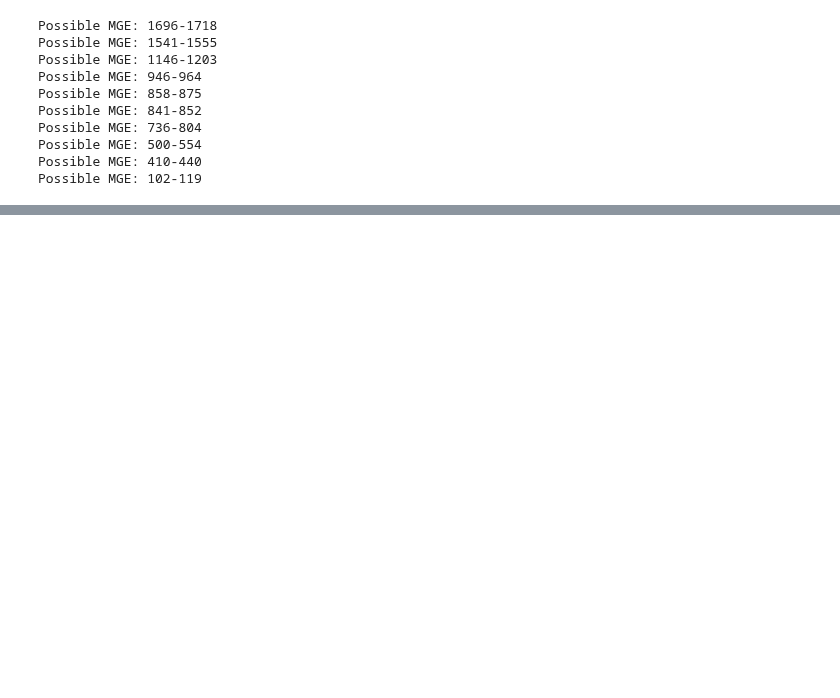
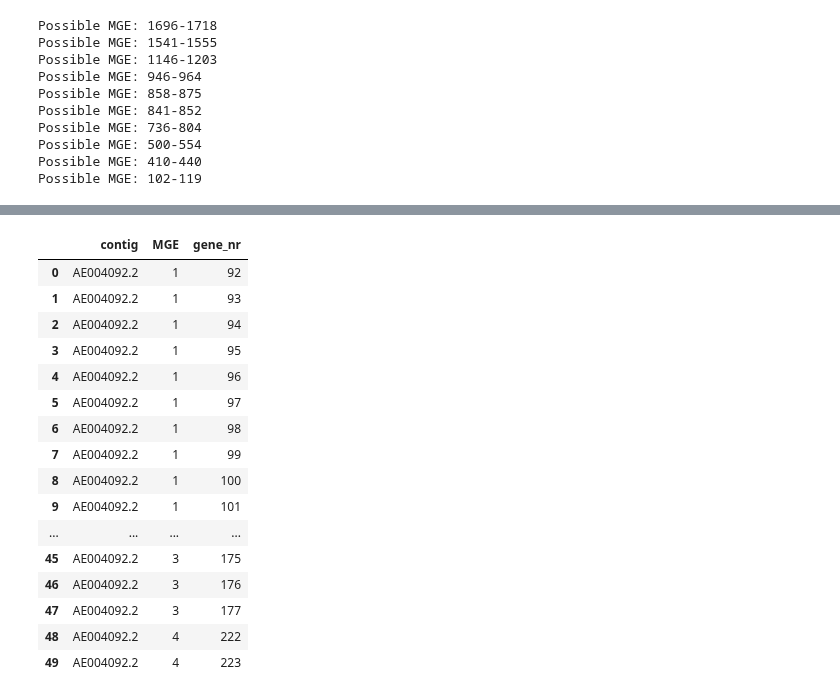
Before and after one commit to LoreVanSantvliet/Thesis, a Jupyter notebook: MGE_Detection.ipynb, the cells around one changed output, grey strips where cells are left out. Cells and saved outputs as stored; diff of their text form; code cells hidden in the pictures; blank space fills up the shorter version.

```diff
--- a/MGE_Detection.ipynb
+++ b/MGE_Detection.ipynb
@@ -175,0 +260,2 @@ generate_output(genome2_file)
+# %%
+start_genes, end_genes=join_initial_mges(start_genes, end_genes)
@@ -175,0 +273,2 @@ generate_output(genome2_file)
+# %%
+MGE_frame=generate_output_joining(genome_contig_file)
@@ -175,0 +293,28 @@ generate_output(genome2_file)
+# %%
+def detect_mges_simple(frame, n_threshold=n_threshold):
+    i=0
+    start_genes=[]
+    end_genes=[]
+    for index,row in frame.iterrows():
+        consecutive=row.accessory|(row['count']>1)
+        if consecutive:
+            i=i+1
+        else:
+            if i>n_threshold:
+                start_genes.append(index+1-i)
+                end_genes.append(index+1)
+                i=0
+    return start_genes, end_genes
+# %%
+def generate_output_simple(genome_contig_file):
+    """Generates csv files, containing a columns with the contig, a column with a number indicating an individual MGE, and a columns with gene_nrs, indicating the genes that belong to a particular MGE."""
+    contig_extension=genome_contig_file.split('-')[1]
+    contig=str(contig_extension.split('.')[0]+'.'+contig_extension.split('.')[1])
+    MGE_list=[]
+    mob_frame=pd.read_csv(input_path / genome_contig_file, index_col=0)
+    start_genes, end_genes=detect_mges_simple(mob_frame)
+    for i in range(0,len(start_genes)):
+        for gene in range(start_genes[i], end_genes[i]+1):
+            MGE_list.append({'contig':contig,'MGE':i+1,'gene_nr':gene})
+    MGE_frame = pd.DataFrame.from_records(MGE_list)
+    return MGE_frame
@@ -175,0 +337,20 @@ generate_output(genome2_file)
+# %%
+generate_output_simple(genome2_file)[0:50]
+# %% [output]
+|  | contig | MGE | gene_nr |
+| 0 | AE004092.2 | 1 | 92 |
+| 1 | AE004092.2 | 1 | 93 |
+| 2 | AE004092.2 | 1 | 94 |
+| 3 | AE004092.2 | 1 | 95 |
+| 4 | AE004092.2 | 1 | 96 |
+| 5 | AE004092.2 | 1 | 97 |
+| 6 | AE004092.2 | 1 | 98 |
+| 7 | AE004092.2 | 1 | 99 |
+| 8 | AE004092.2 | 1 | 100 |
+| 9 | AE004092.2 | 1 | 101 |
+| ... | ... | ... | ... |
+| 45 | AE004092.2 | 3 | 175 |
+| 46 | AE004092.2 | 3 | 176 |
+| 47 | AE004092.2 | 3 | 177 |
+| 48 | AE004092.2 | 4 | 222 |
+| 49 | AE004092.2 | 4 | 223 |
```
Also changed, not shown: parts of 20 cells of this notebook, 23 other files.
